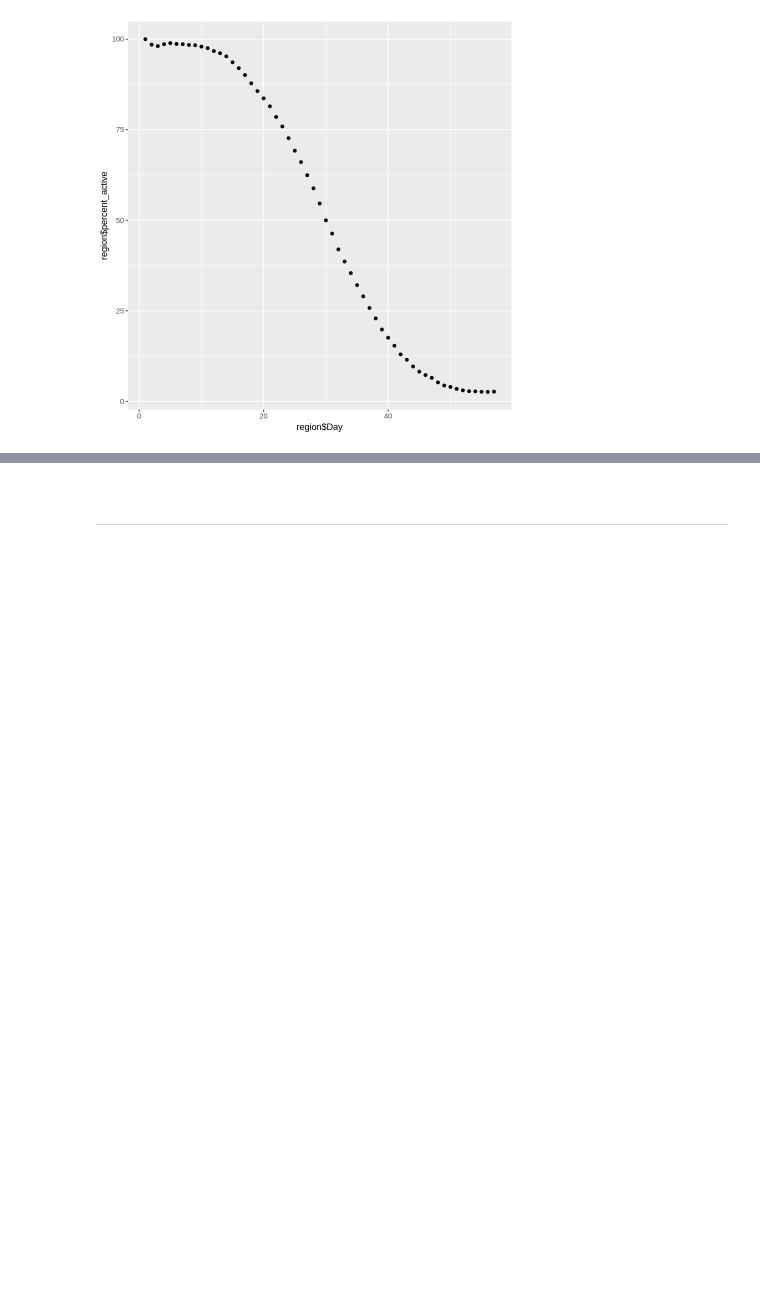
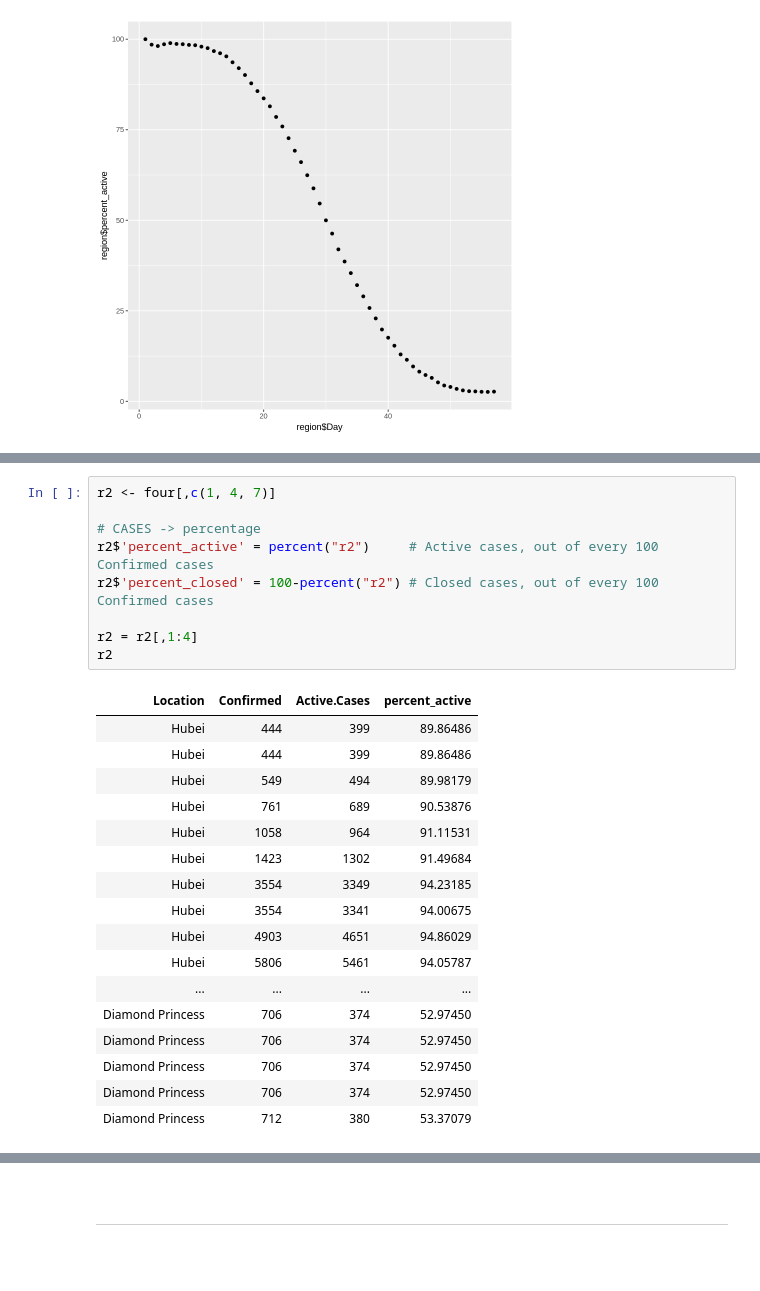
Before and after one commit to ravi-prakash1907/A-tracking-of-COVID-19, a Jupyter notebook: COVID-19/Notebooks/Predict Active-Cases (anywhere).ipynb, the cells around one changed output, grey strips where cells are left out. Drawn from its saved outputs; the diff is of its cells as text; blank space fills up the shorter version.

```diff
--- a/COVID-19/Notebooks/Predict Active-Cases (anywhere).ipynb
+++ b/COVID-19/Notebooks/Predict Active-Cases (anywhere).ipynb
@@ -182,0 +181,27 @@ tail(region)
+# %%
+r2 <- four[,c(1, 4, 7)]
+
+# CASES -> percentage
+r2$'percent_active' = percent("r2")     # Active cases, out of every 100 Confirmed cases
+r2$'percent_closed' = 100-percent("r2") # Closed cases, out of every 100 Confirmed cases
+
+r2 = r2[,1:4]
+r2
+# %% [output]
+| Location | Confirmed | Active.Cases | percent_active |
+| Hubei | 444 | 399 | 89.86486 |
+| Hubei | 444 | 399 | 89.86486 |
+| Hubei | 549 | 494 | 89.98179 |
+| Hubei | 761 | 689 | 90.53876 |
+| Hubei | 1058 | 964 | 91.11531 |
+| Hubei | 1423 | 1302 | 91.49684 |
+| Hubei | 3554 | 3349 | 94.23185 |
+| Hubei | 3554 | 3341 | 94.00675 |
+| Hubei | 4903 | 4651 | 94.86029 |
+| Hubei | 5806 | 5461 | 94.05787 |
+| ... | ... | ... | ... |
+| Diamond Princess | 706 | 374 | 52.97450 |
+| Diamond Princess | 706 | 374 | 52.97450 |
+| Diamond Princess | 706 | 374 | 52.97450 |
+| Diamond Princess | 706 | 374 | 52.97450 |
+| Diamond Princess | 712 | 380 | 53.37079 |
```
Also changed, not shown: parts of 9 cells of this notebook.
